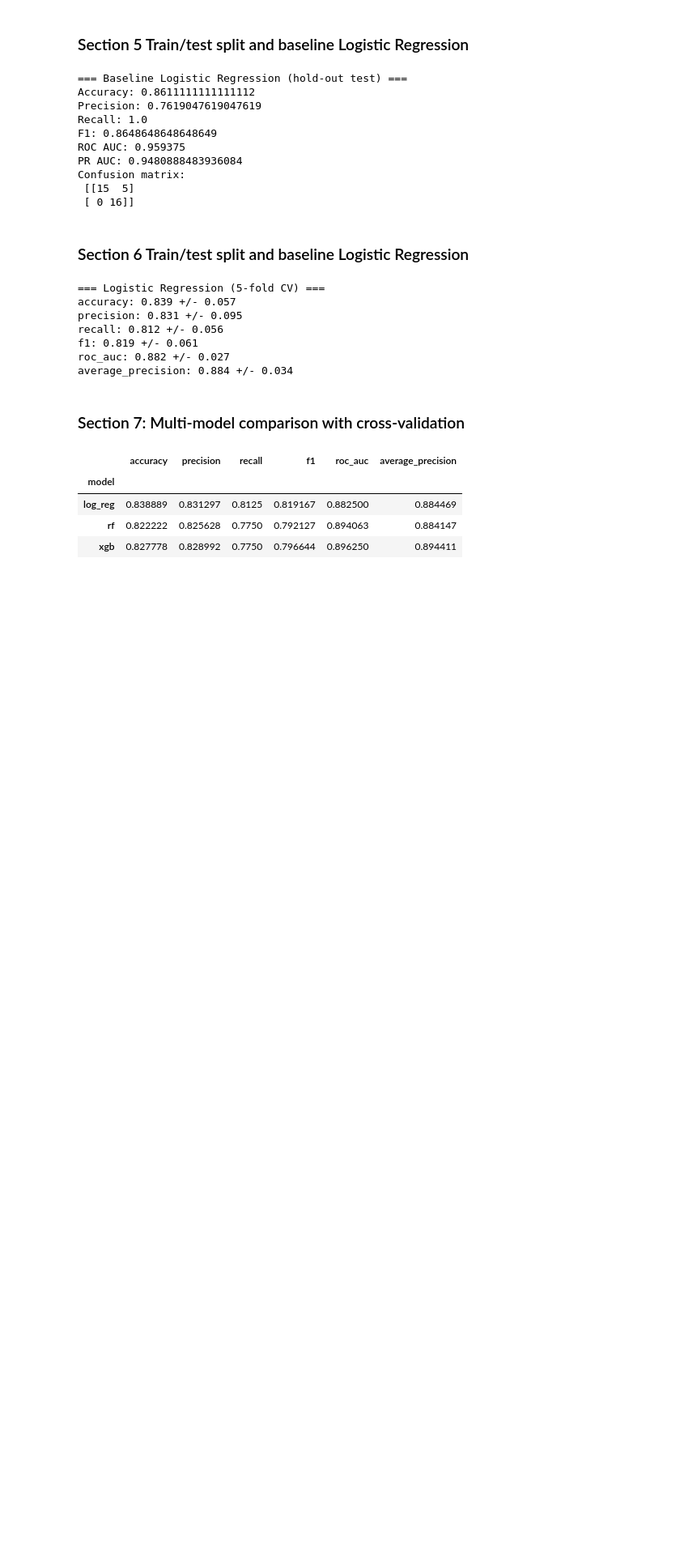
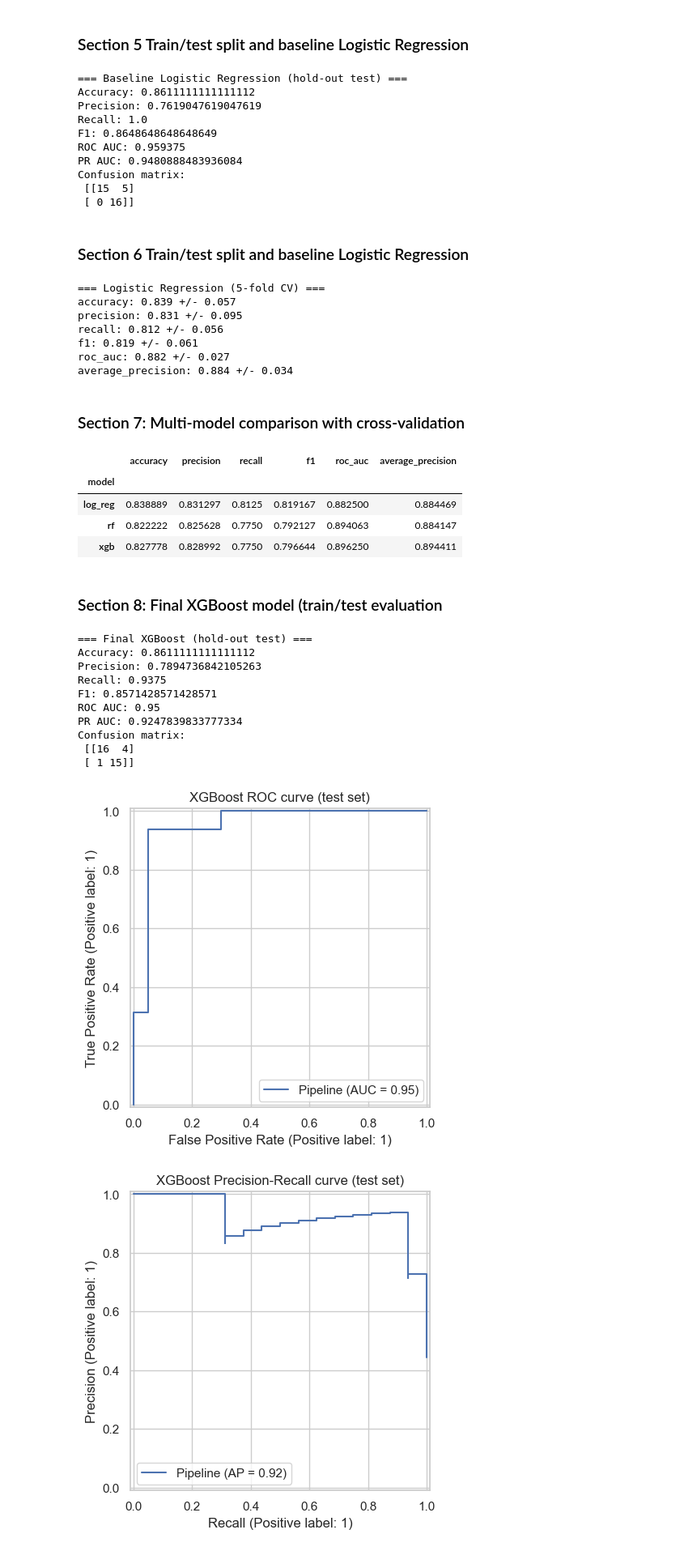
Before and after one commit to sayeesx/Heart-Disease-Prediction-ML-Project, a Jupyter notebook: PRCP-1016-HeartDiseasePred.ipynb, the cells around one changed output. Shown at 81% size. Saved outputs shown, nothing was run; the diff lists cells and outputs as text; code cells hidden in the pictures; blank space fills up the shorter version.

Commit message:
Sections 1–10 now give you baseline EDA, multi‑model comparison, final model selection (XGBoost), full metrics, explainability, and serialization

```diff
--- a/PRCP-1016-HeartDiseasePred.ipynb
+++ b/PRCP-1016-HeartDiseasePred.ipynb
@@ -332,3 +335,63 @@ display(results_df)
 | log_reg | 0.838889 | 0.831297 | 0.8125 | 0.819167 | 0.882500 | 0.884469 |
 | rf | 0.822222 | 0.825628 | 0.7750 | 0.792127 | 0.894063 | 0.884147 |
 | xgb | 0.827778 | 0.828992 | 0.7750 | 0.796644 | 0.896250 | 0.894411 |
+# %% [markdown]
+### Section 8: Final XGBoost model (train/test evaluation
+# %%
+
+# Use the same hyperparameters you used in Section 7
+xgb_final = XGBClassifier(
+    n_estimators=400,
+    max_depth=3,
+    learning_rate=0.05,
+    subsample=0.8,
+    colsample_bytree=0.8,
+    eval_metric="logloss",
+    random_state=RANDOM_STATE
+)
+
+xgb_final_clf = Pipeline(steps=[
+    ("preprocess", preprocessor),
+    ("model", xgb_final)
+])
+
+# Fit on training data only
+xgb_final_clf.fit(X_train, y_train)
+
+# Predict on held-out test set
+y_pred_xgb = xgb_final_clf.predict(X_test)
+y_proba_xgb = xgb_final_clf.predict_proba(X_test)[:, 1]
+
+print("=== Final XGBoost (hold-out test) ===")
+print("Accuracy:", accuracy_score(y_test, y_pred_xgb))
+print("Precision:", precision_score(y_test, y_pred_xgb))
+print("Recall:", recall_score(y_test, y_pred_xgb))
+print("F1:", f1_score(y_test, y_pred_xgb))
+print("ROC AUC:", roc_auc_score(y_test, y_proba_xgb))
+print("PR AUC:", average_precision_score(y_test, y_proba_xgb))
+print("Confusion matrix:\n", confusion_matrix(y_test, y_pred_xgb))
+
+# ROC curve
+RocCurveDisplay.from_estimator(xgb_final_clf, X_test, y_test)
+plt.title("XGBoost ROC curve (test set)")
+plt.show()
+
+# Precision-Recall curve
+PrecisionRecallDisplay.from_estimator(xgb_final_clf, X_test, y_test)
+plt.title("XGBoost Precision-Recall curve (test set)")
+plt.show()
+
+#This mirrors how XGBoost heart‑disease papers report performance: confusion matrix plus ROC and PR curves, with recall being especially important to monitor missed disease
+# %% [output]
+=== Final XGBoost (hold-out test) ===
+Accuracy: 0.8611111111111112
+Precision: 0.7894736842105263
+Recall: 0.9375
+F1: 0.8571428571428571
+ROC AUC: 0.95
+PR AUC: 0.9247839833777334
+Confusion matrix:
+ [[16  4]
+ [ 1 15]]
+[figure, added]
+[figure, added]
```
Also changed, not shown: parts of 3 cells of this notebook.
